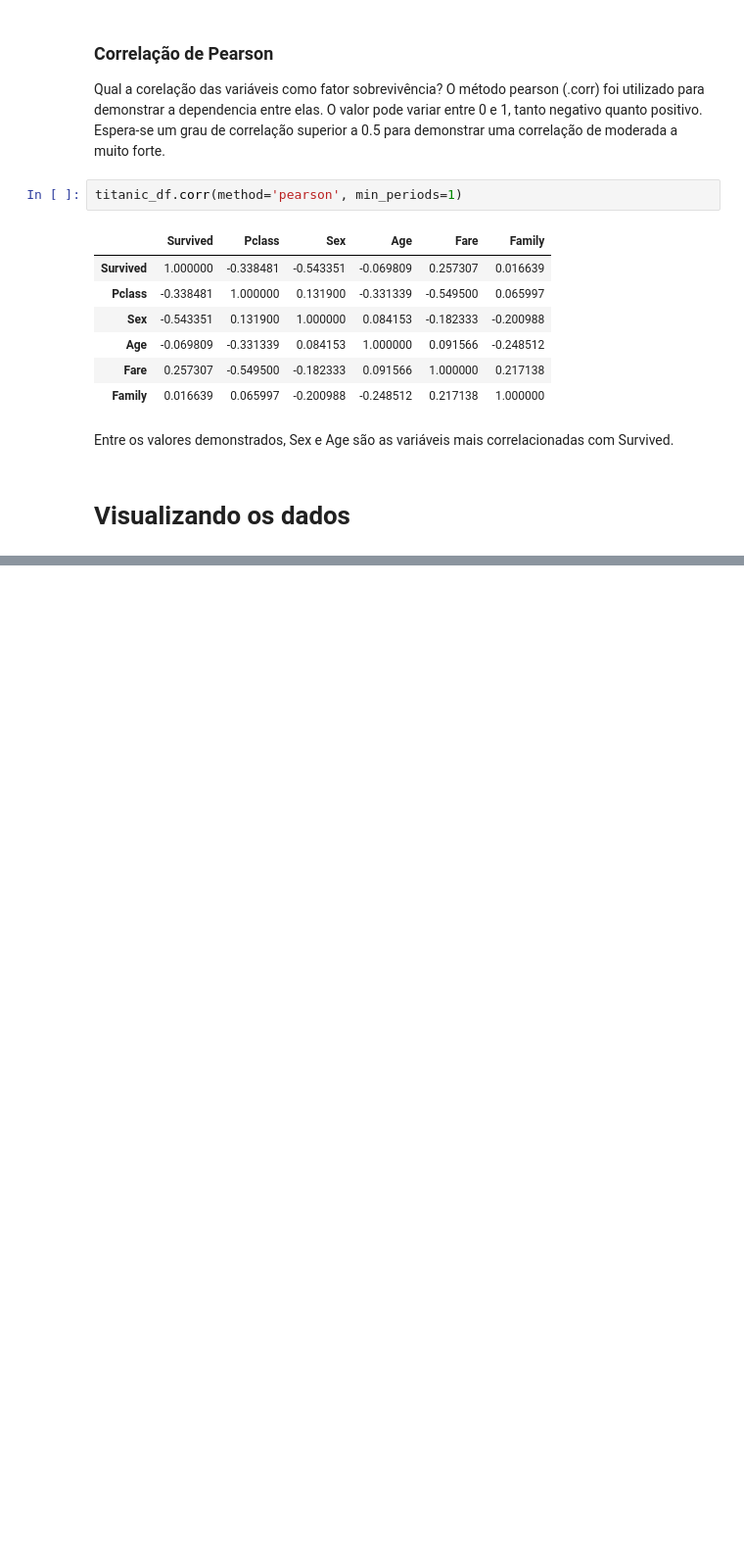
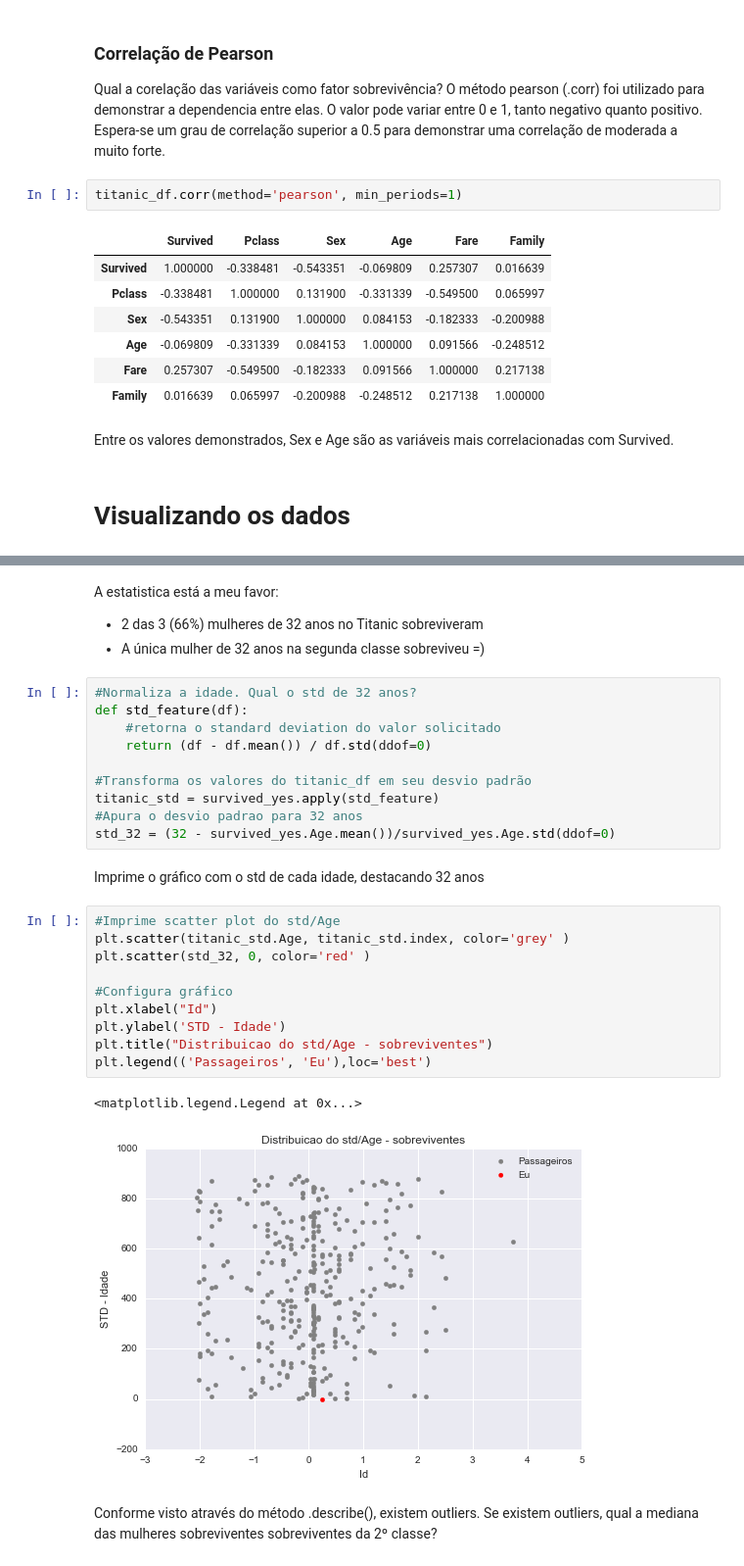
Before and after one commit to liebycardoso/Data_Analysis, a Jupyter notebook: Titanic.ipynb, the cells around one changed output, grey strips where cells are left out. Shown: that part at 98% size. Cells and saved outputs as stored; diff of their text form; blank space fills up the shorter version.

```diff
--- a/Titanic.ipynb
+++ b/Titanic.ipynb
@@ -334,0 +252,32 @@ for f in range(X.shape[1]):
+# %% [markdown]
+A estatistica está a meu favor:
+- 2 das 3 (66%) mulheres de 32 anos no Titanic sobreviveram
+- A única mulher de 32 anos na segunda classe sobreviveu =)
+# %%
+#Normaliza a idade. Qual o std de 32 anos?
+def std_feature(df):
+    #retorna o standard deviation do valor solicitado
+    return (df - df.mean()) / df.std(ddof=0)
+
+#Transforma os valores do titanic_df em seu desvio padrão
+titanic_std = survived_yes.apply(std_feature)
+#Apura o desvio padrao para 32 anos
+std_32 = (32 - survived_yes.Age.mean())/survived_yes.Age.std(ddof=0)
+# %% [markdown]
+Imprime o gráfico com o std de cada idade, destacando 32 anos
+# %%
+#Imprime scatter plot do std/Age
+plt.scatter(titanic_std.Age, titanic_std.index, color='grey' )
+plt.scatter(std_32, 0, color='red' )
+
+#Configura gráfico
+plt.xlabel("Id")
+plt.ylabel('STD - Idade')
+plt.title("Distribuicao do std/Age - sobreviventes")
+plt.legend(('Passageiros', 'Eu'),loc='best')
+# %% [output]
+<matplotlib.legend.Legend at 0x...>
+[figure, added]
+# %% [markdown]
+Conforme visto através do método .describe(), existem outliers.
+Se existem outliers, qual a mediana das mulheres sobreviventes sobreviventes da 2º classe?
```
Also changed, not shown: parts of 48 cells of this notebook.
